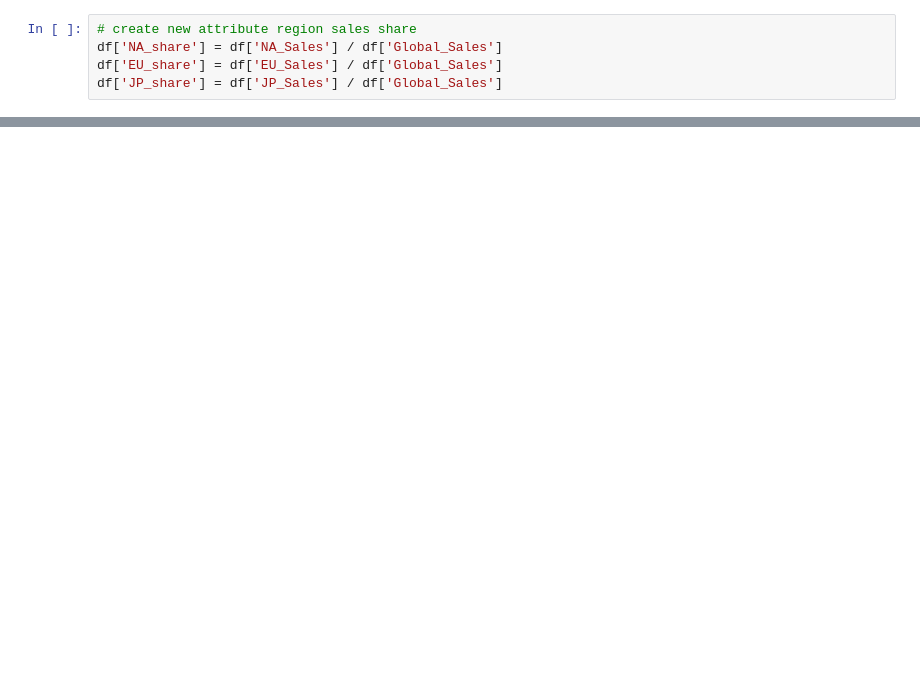
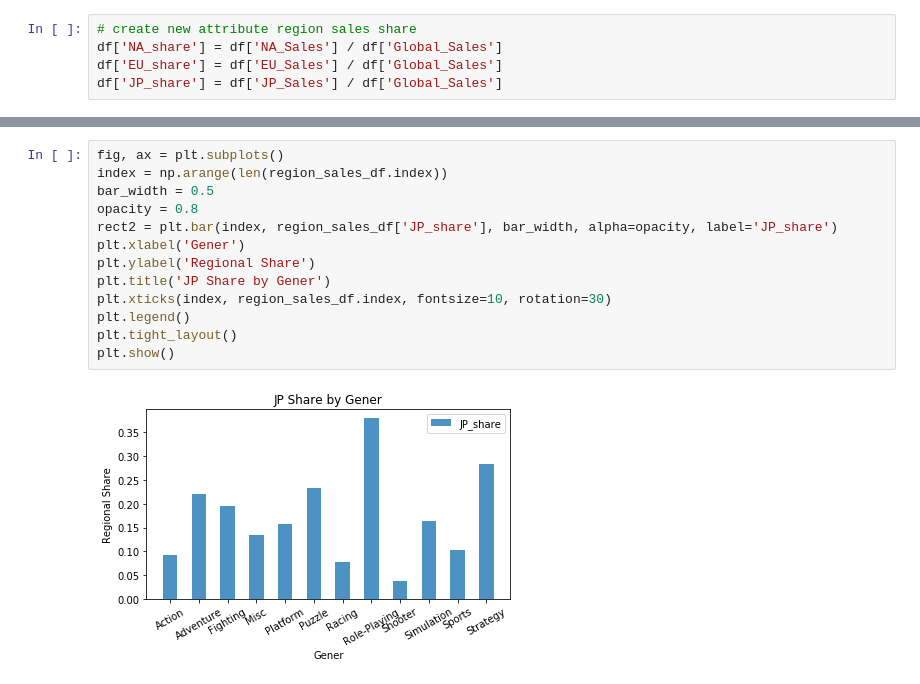
Before and after one commit to albert6051/csc59970-project, a Jupyter notebook: csc59970 project exploratory data analysis.ipynb, the cells around one changed output, grey strips where cells are left out. Saved outputs shown, nothing was run; the diff lists cells and outputs as text; blank space fills up the shorter version.

```diff
--- a/csc59970 project exploratory data analysis.ipynb
+++ b/csc59970 project exploratory data analysis.ipynb
@@ -82,0 +153,15 @@ df.sort_values(by='Global_Sales', ascending=False).head(5)
+# %%
+fig, ax = plt.subplots()
+index = np.arange(len(region_sales_df.index))
+bar_width = 0.5
+opacity = 0.8
+rect2 = plt.bar(index, region_sales_df['JP_share'], bar_width, alpha=opacity, label='JP_share')
+plt.xlabel('Gener')
+plt.ylabel('Regional Share')
+plt.title('JP Share by Gener')
+plt.xticks(index, region_sales_df.index, fontsize=10, rotation=30)
+plt.legend()
+plt.tight_layout()
+plt.show()
+# %% [output]
+[figure, added]
```
Also changed, not shown: parts of 19 cells of this notebook.
